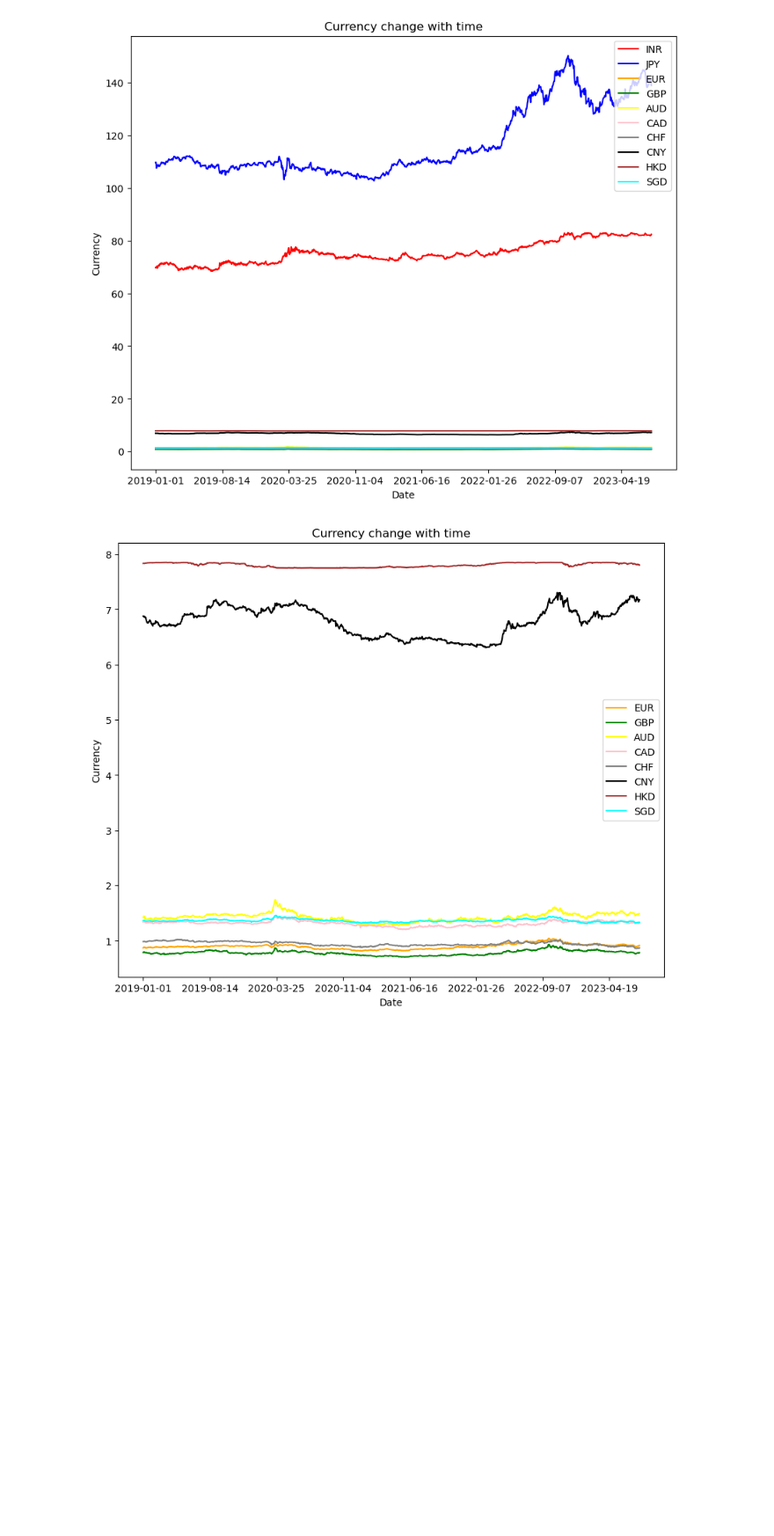
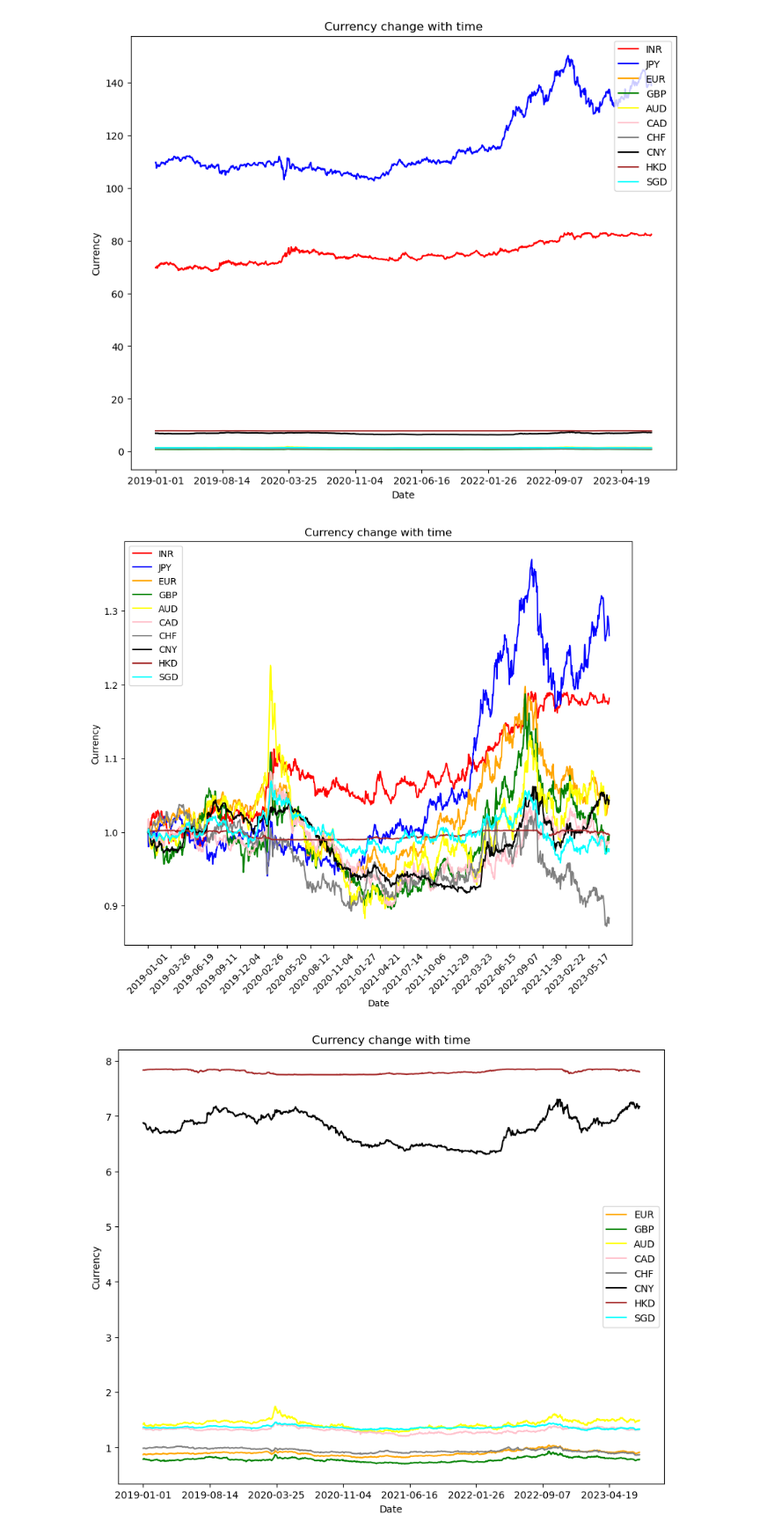
Before and after one commit to anapocai/Mooc_project, a Jupyter notebook: Xinyi.ipynb, the cells around one changed output. Shown at 88% size. Cells and saved outputs as stored; diff of their text form; code cells hidden in the pictures; blank space fills up the shorter version.

Commit message:
add relative change currecy graph

```diff
--- a/Xinyi.ipynb
+++ b/Xinyi.ipynb
@@ -29,3 +27,5 @@ df_2019
+# %%
+Initial = [69.709999,109.629997,0.870090,0.785050,1.420100,1.339430,0.983510,6.877600,7.832000,1.362200]
 # %%
 list1 = df_2019["Ticker"].unique().tolist()
 list2 = []
@@ -54,11 +54,13 @@ for i in list1:
 
 label = []
 currency = []
+ratio = []
 date = []
 
 for j in range(len(list3)):
     label.append(list2[j])
     currency.append(list3[j]["Adj Close"])
+    ratio.append(list3[j]["Adj Close"]/Initial[j])
     date.append(list3[j]["Date"])
 
 color_list = ["red","blue","orange","green","yellow","pink","grey","black","brown","cyan"]
@@ -73,6 +75,25 @@ plt.legend()
 plt.show()
 # %% [output]
 [figure]
+# %%
+for j in range(len(list3)):
+    label.append(list2[j])
+    currency.append(list3[j]["Adj Close"])
+    ratio.append(list3[j]["Adj Close"]/Initial[j])
+    date.append(list3[j]["Date"])
+
+color_list = ["red","blue","orange","green","yellow","pink","grey","black","brown","cyan"]
+plt.figure(figsize=(10,8))
+for j in range((len(list3))):
+    plt.plot(date[j],ratio[j],label = label[j],color=color_list[j])
+    plt.xticks(date[j][::60],rotation =45)
+plt.xlabel("Date")
+plt.ylabel("Currency")
+plt.title("Currency change with time")
+plt.legend()
+plt.show()
+# %% [output]
+[figure, added]
 # %%
 plt.figure(figsize=(10,8))
 for j in range((len(list3))):
```
Also changed, not shown: parts of 5 cells of this notebook.
